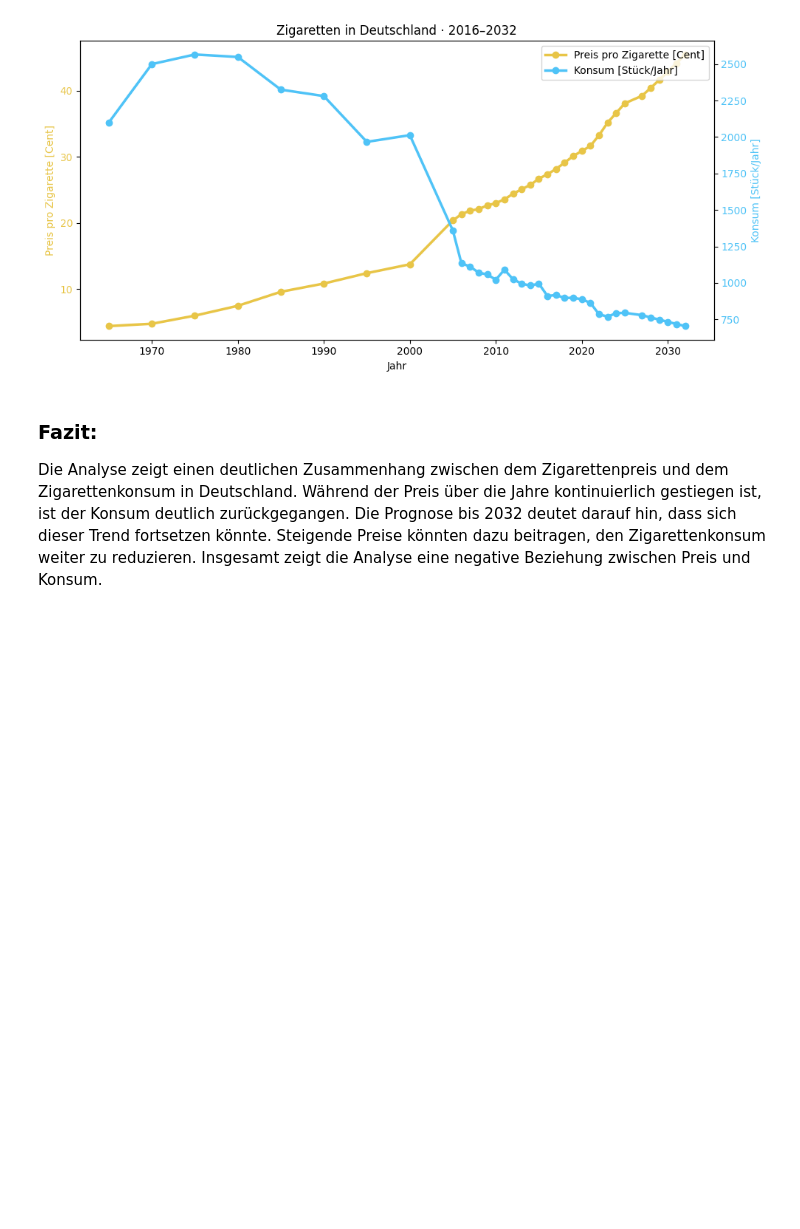
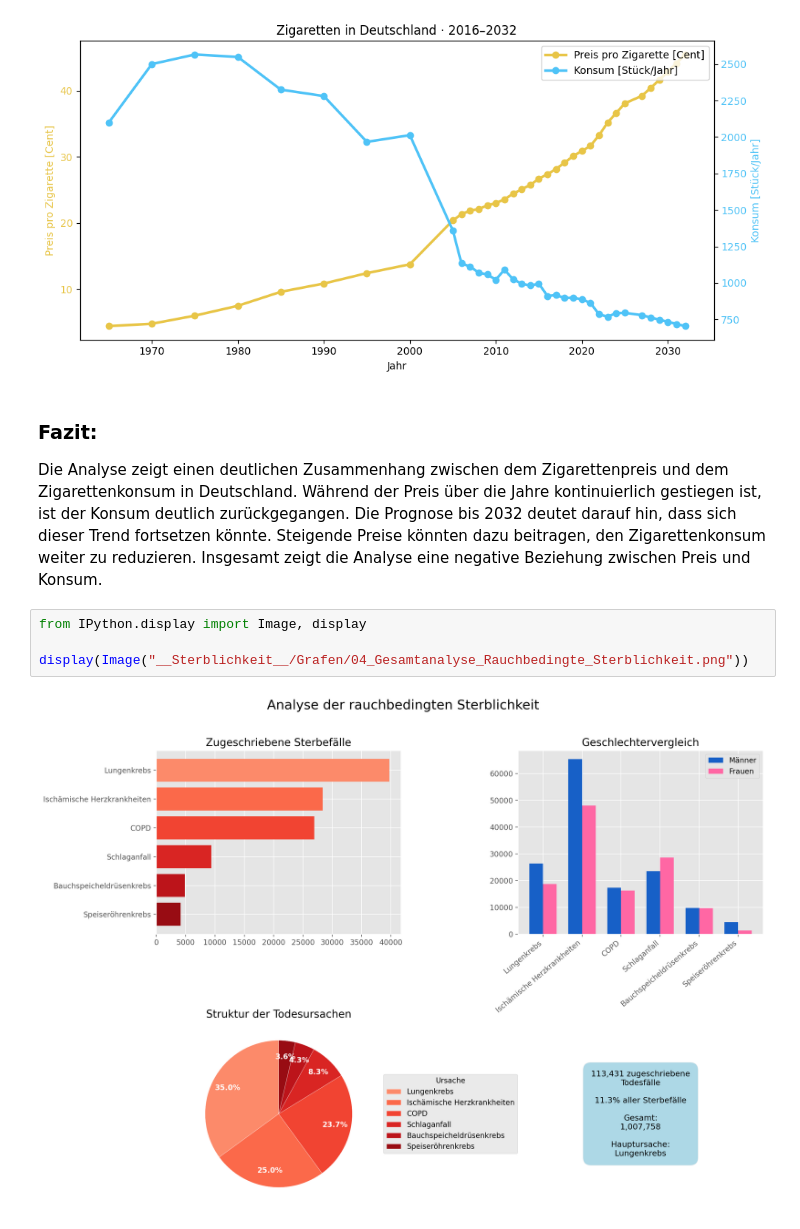
Before and after one commit to evda1011/Informprojekt_SoSe2026, a Jupyter notebook: Performance_Final.ipynb, the cells around one changed output. Saved outputs shown, nothing was run; the diff lists cells and outputs as text; blank space fills up the shorter version.

```diff
--- a/Performance_Final.ipynb
+++ b/Performance_Final.ipynb
@@ -571,3 +550,9 @@ plt.style.use("dark_background")
 ### **Fazit:**
 Die Analyse zeigt einen deutlichen Zusammenhang zwischen dem Zigarettenpreis und dem Zigarettenkonsum in Deutschland. Während der Preis über die Jahre kontinuierlich gestiegen ist, ist der Konsum deutlich zurückgegangen.
 Die Prognose bis 2032 deutet darauf hin, dass sich dieser Trend fortsetzen könnte. Steigende Preise könnten dazu beitragen, den Zigarettenkonsum weiter zu reduzieren. Insgesamt zeigt die Analyse eine negative Beziehung zwischen Preis und Konsum.
+# %%
+from IPython.display import Image, display
+
+display(Image("__Sterblichkeit__/Grafen/04_Gesamtanalyse_Rauchbedingte_Sterblichkeit.png"))
+# %% [output]
+[figure, added]
```
Also changed, not shown: parts of 5 cells of this notebook, 2 other files.
